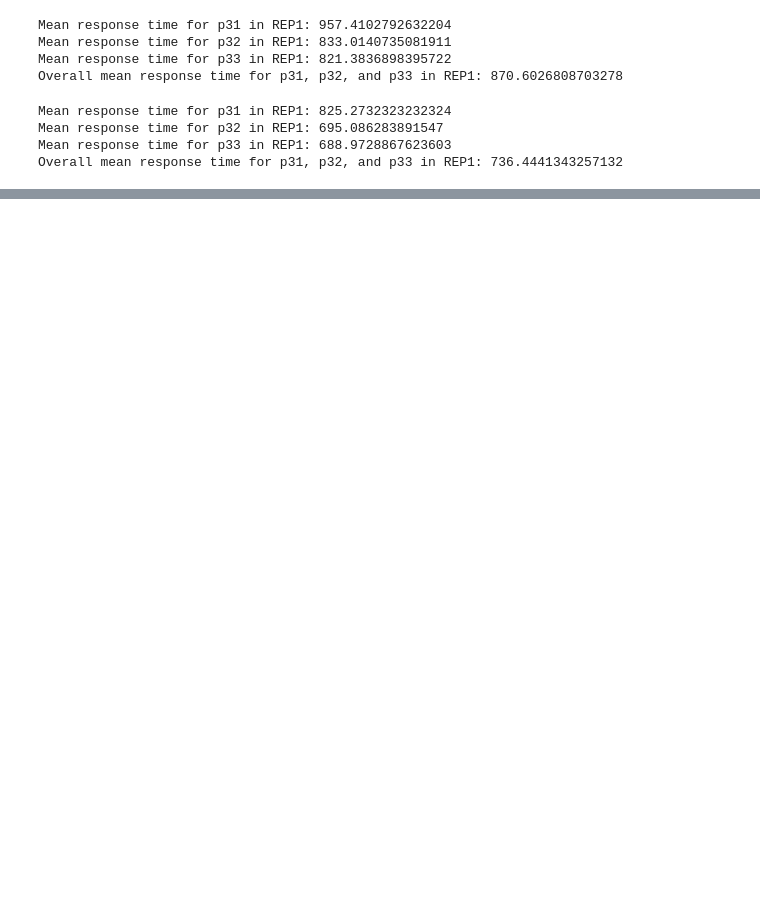
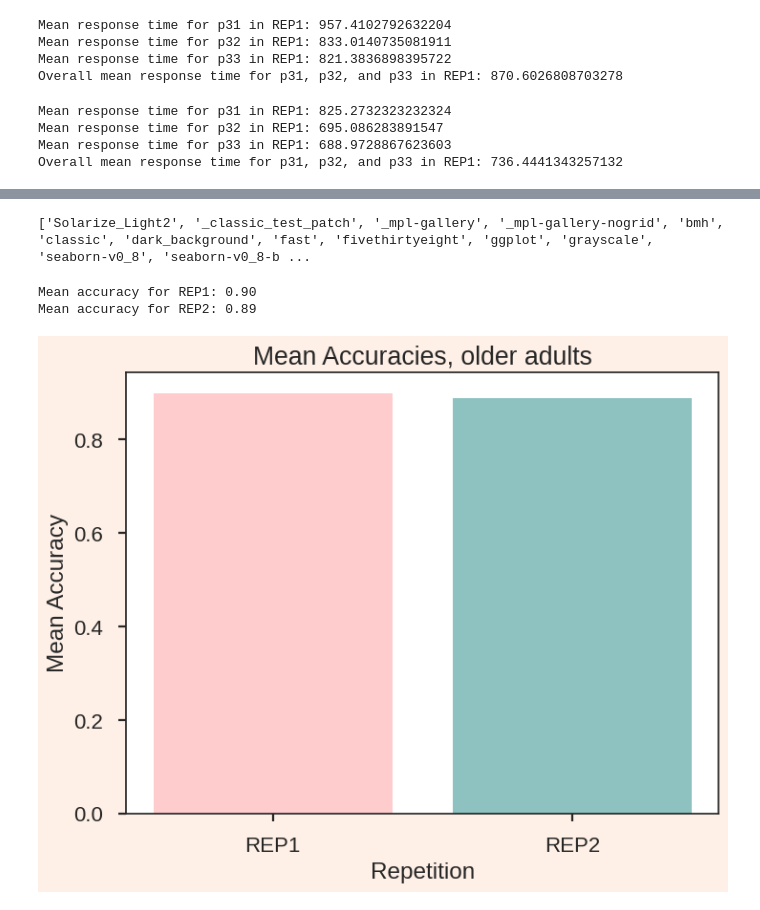
Before and after one commit to McSonk/brain-imaging, a Jupyter notebook: code/python/behaviour_global.ipynb, the cells around one changed output, grey strips where cells are left out. Saved outputs shown, nothing was run; the diff lists cells and outputs as text; code cells hidden in the pictures; blank space fills up the shorter version.

```diff
--- a/code/python/behaviour_global.ipynb
+++ b/code/python/behaviour_global.ipynb
@@ -665,0 +711,29 @@ youngs
+# %%
+import matplotlib.pyplot as plt
+print(plt.style.available)
+# %% [output]
+['Solarize_Light2', '_classic_test_patch', '_mpl-gallery', '_mpl-gallery-nogrid', 'bmh', 'classic', 'dark_background', 'fast', 'fivethirtyeight', 'ggplot', 'grayscale', 'seaborn-v0_8', 'seaborn-v0_8-b ...
+# %%
+# Apply a theme
+plt.style.use('seaborn-v0_8-poster')
+# %%
+# Calculate the mean accuracies
+mean_accuracy_o_reps1 = o_reps1['accuracy'].mean()
+mean_accuracy_o_reps2 = o_reps2['accuracy'].mean()
+print(f'Mean accuracy for REP1: {mean_accuracy_o_reps1:.2f}')
+print(f'Mean accuracy for REP2: {mean_accuracy_o_reps2:.2f}')
+
+# Plot the mean accuracies
+fig, ax = plt.subplots(figsize=(8, 6))
+bars = ax.bar(['REP1', 'REP2'], [mean_accuracy_o_reps1, mean_accuracy_o_reps2], color=['#ffccce', '#8dc2c0'])
+fig.patch.set_facecolor('#fef0e7')
+ax.set_xlabel('Repetition')
+ax.set_ylabel('Mean Accuracy')
+ax.set_title('Mean Accuracies, older adults')
+
+
+plt.show()
+# %% [output]
+Mean accuracy for REP1: 0.90
+Mean accuracy for REP2: 0.89
+[figure, added]
```
Also changed, not shown: parts of 30 cells of this notebook.
